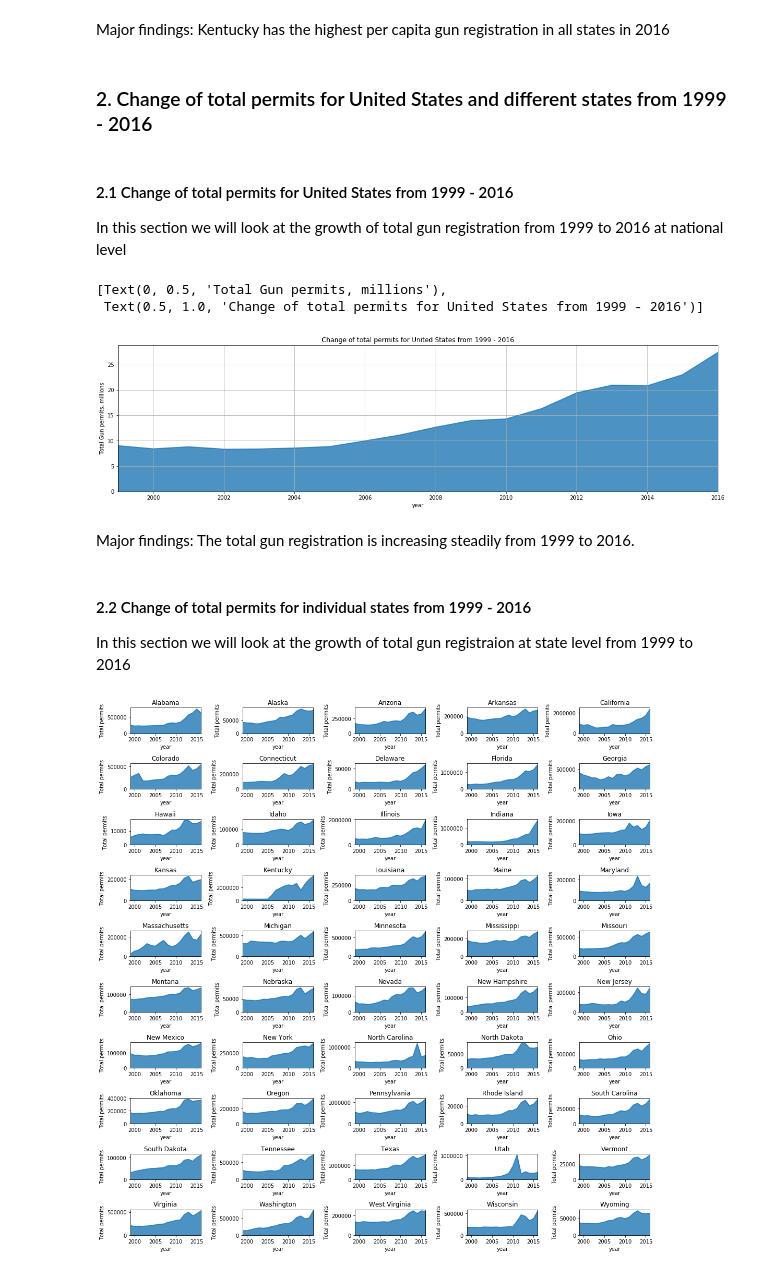
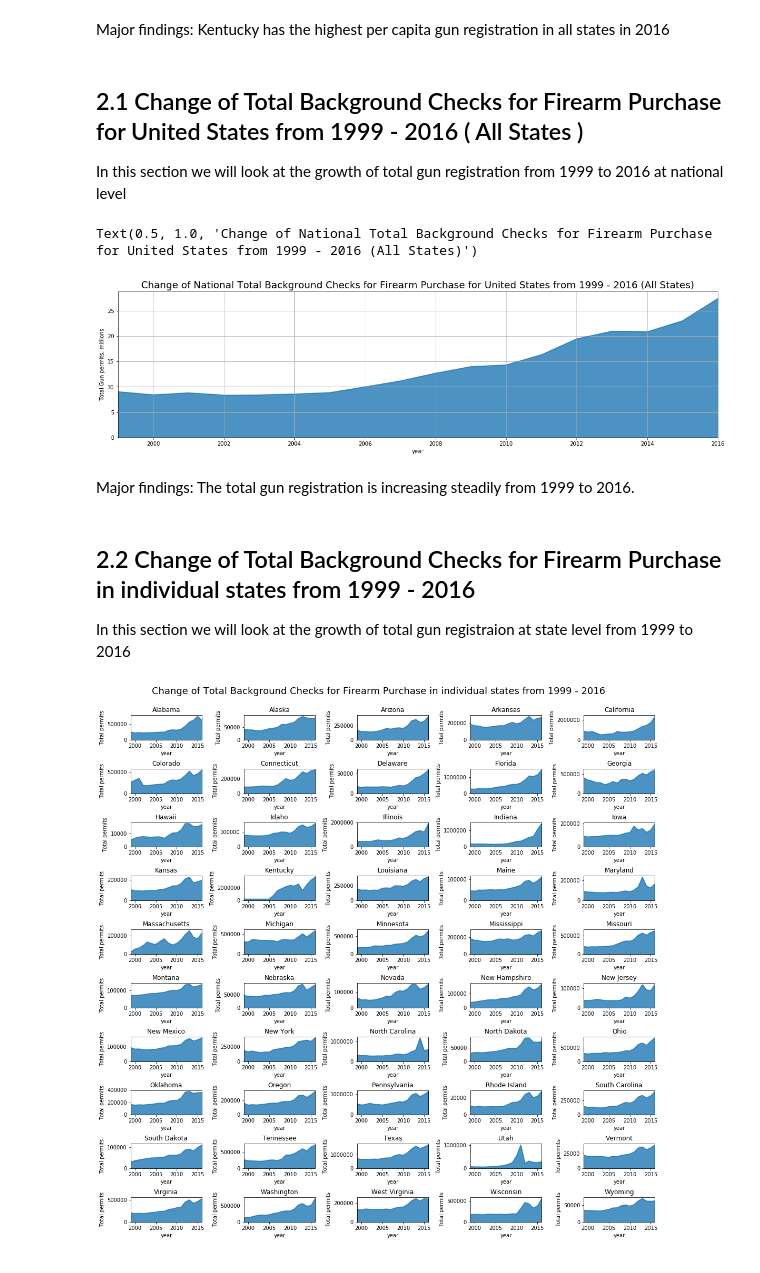
Before and after one commit to siuyik11/fbi_firearm_data_analysis, a Jupyter notebook: fbi_gun_data_analysis.ipynb, the cells around one changed output. Saved outputs shown, nothing was run; the diff lists cells and outputs as text; code cells hidden in the pictures.

```diff
--- a/fbi_gun_data_analysis.ipynb
+++ b/fbi_gun_data_analysis.ipynb
@@ -48,7 +45,7 @@ us_census_data.head(3)
 3 rows × 51 columns
 # %%
 #read the original gun_data.csv
-fbi_gun_data = pd.read_csv('gun_data.csv')
+fbi_gun_data = pd.read_csv('NICS_Firearm_Checks.csv')
 # %%
 #fill NaN in the dataframe with 0
 fbi_gun_data = fbi_gun_data.fillna(0)
@@ -139,9 +153,7 @@ Text(0.5, 1.0, 'Gun Permits Issued per 1000 population in 2016')
 # %% [markdown]
 Major findings: Kentucky has the highest per capita gun registration in all states in 2016
-# %% [markdown]
-### 2. Change of total permits for United States and different states from 1999 - 2016
 # %% [markdown]
-#### 2.1 Change of total permits for United States from 1999 - 2016
+## 2.1 Change of Total Background Checks for Firearm Purchase for United States from 1999 - 2016 ( All States )
 In this section we will look at the growth of total gun registration from 1999 to 2016 at national level
 # %%
 # Calculate the national total for different years pick only the data from 1999 to 2016\
@@ -150,45 +162,47 @@ permits_1999_to_2016 = fbi_gun_data.groupby(['year']).sum().iloc[1:-1]
 permits_1999_to_2016['total_million'] = (permits_1999_to_2016['totals']/1000000)
 # %%
 #plot the final result
-permits_1999_to_2016['total_million'].plot(kind = 'area',figsize = (20,5),grid = True,alpha = 0.8).set(ylabel = 'Total Gun permits, millions', title = 'Change of total permits for United States from 1999 - 2016')
+permits_1999_to_2016['total_million'].plot(kind = 'area',figsize = (20,5),grid = True,alpha = 0.8).set(ylabel = 'Total Gun permits, millions')
+plt.title('Change of National Total Background Checks for Firearm Purchase for United States from 1999 - 2016 (All States)', fontsize = 18)
 # %% [output]
-[Text(0, 0.5, 'Total Gun permits, millions'),
- Text(0.5, 1.0, 'Change of total permits for United States from 1999 - 2016')]
+Text(0.5, 1.0, 'Change of National Total Background Checks for Firearm Purchase for United States from 1999 - 2016 (All States)')
-[figure, old version]
+[figure, new version]
 # %% [markdown]
 Major findings: The total gun registration is increasing steadily from 1999 to 2016.
 # %% [markdown]
-#### 2.2 Change of total permits for individual states from 1999 - 2016
+## 2.2 Change of Total Background Checks for Firearm Purchase in individual states from 1999 - 2016
 In this section we will look at the growth of total gun registraion at state level from 1999 to 2016
 # %%
 #create a figure with 50 empty subplot spots
 fig, axes = plt.subplots(nrows=10, ncols=5)
 i = 0
 k = 0
 
 for state in us_census_data.drop(['Fact'], axis = 1).columns.tolist():
     if k <= 4:
         # Group the modified df2 with selected state by 'year' calculate the yearly sum. Then,\
         #drop the data for 1988 and 2017 because they don't include the whole year
         state_permit_1999_2016 = fbi_gun_data.groupby(['state']).get_group(state).groupby(['year']).sum()[1:-1]
 
         #plot a subplot of a selected state
         state_permit_1999_2016['totals'].plot(ax=axes[i,k],figsize = (15,15),title = state, kind = 'area',grid = False,alpha = 0.8).set(ylabel = 'Total permits')
         #move to next column positon on the same row
         k = k + 1
     elif k > 4:
         # move the column to position 0
         k = 0
         # move the to next row
         i = i + 1
         # Group the modified df2 with selected state by 'year' calculate the yearly sum. Then,\
         #drop the data for 1988 and 2017 because they don't include the whole year
         state_permit_1999_2016 = fbi_gun_data.groupby(['state']).get_group(state).groupby(['year']).sum()[1:-1]
         #plot a subplot of a selected state
         state_permit_1999_2016['totals'].plot(ax=axes[i,k],figsize = (20,20),title = state, kind = 'area',grid = False,alpha = 0.8).set(ylabel = 'Total permits')
         #move to next column positon on the same row
         k = k + 1
 
 plt.tight_layout()
+fig.suptitle('Change of Total Background Checks for Firearm Purchase in individual states from 1999 - 2016',fontsize = 18)
+fig.subplots_adjust(top=0.93)
 # %% [output]
-[figure, old version]
+[figure, new version]
```
Also changed, not shown: parts of 29 cells of this notebook, 3 other files.
